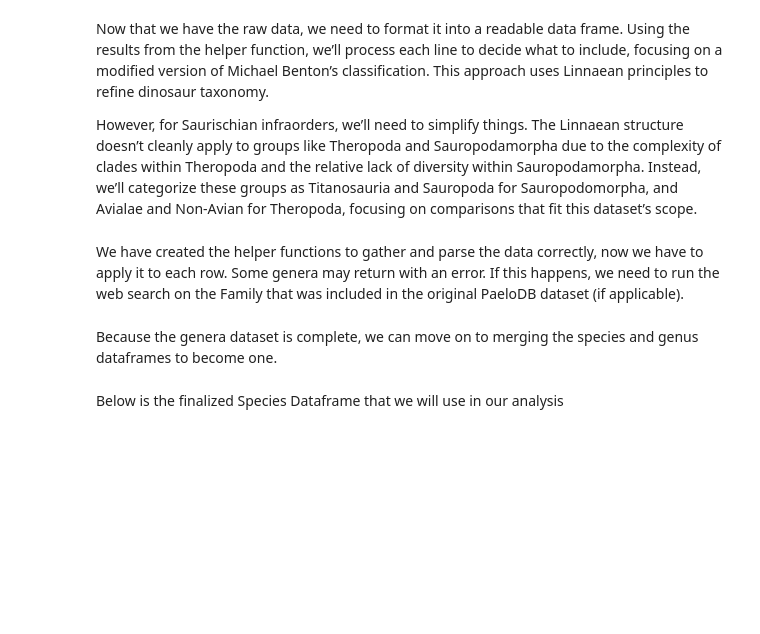
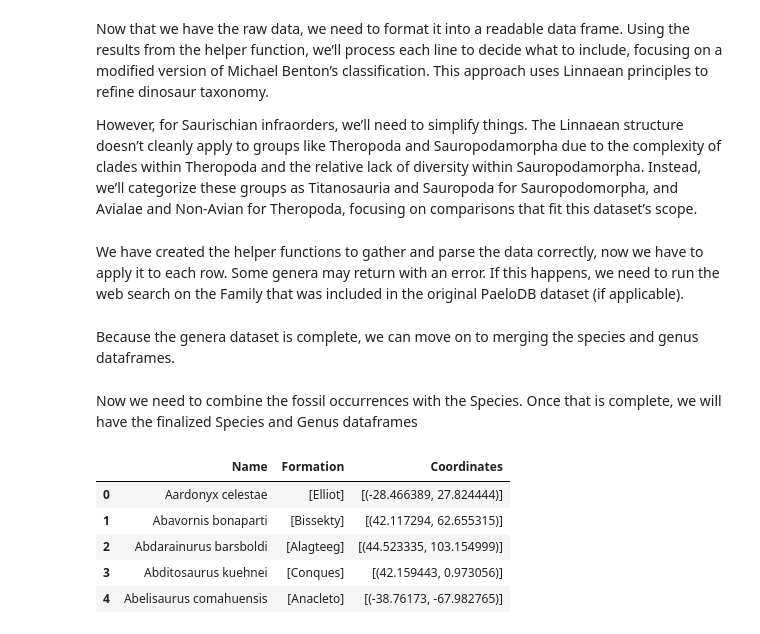
Before and after one commit to vgedejer/Paleo-Analysis, a Jupyter notebook: notebooks/dino-collection.ipynb, the cells around one changed output. Drawn from its saved outputs; the diff is of its cells as text; code cells hidden in the pictures; blank space fills up the shorter version.

```diff
--- a/notebooks/dino-collection.ipynb
+++ b/notebooks/dino-collection.ipynb
@@ -313,9 +313,21 @@ for i, row in genus.iterrows():
             except:
                 pass
 # %% [markdown]
-Because the genera dataset is complete, we can move on to merging the species and genus dataframes to become one.
+Because the genera dataset is complete, we can move on to merging the species and genus dataframes.
 # %%
 species = species.merge(genus[['Name', 'Family', 'Infraorder', 'Suborder', 'Order', 'Informal']], left_on='Genus', right_on='Name', how='left').drop('Name_y', axis=1).rename(columns={'Name_x':'Species'})
 species = species[['Species', 'Genus', 'Family', 'Infraorder', 'Suborder', 'Order', 'Informal', 'Diet', 'Early Age', 'Late Age', 'Early Period', 'Late Period', 'Max MYA', 'Min MYA', 'Lifespan (MYA)',]]
-# %% [markdown]
-Below is the finalized Species Dataframe that we will use in our analysis
+# %% [markdown]
+Now we need to combine the fossil occurrences with the Species. Once that is complete, we will have the finalized Species and Genus dataframes
+# %%
+occ['Coordinates'] = tuple(zip(occ['Latitude'], occ['Longitude']))
+
+occ = occ.groupby(occ['Name']).aggregate({'Formation' : 'unique', 'Coordinates' : 'unique'}).reset_index()
+occ.head()
+# %% [output]
+|  | Name | Formation | Coordinates |
+| 0 | Aardonyx celestae | [Elliot] | [(-28.466389, 27.824444)] |
+| 1 | Abavornis bonaparti | [Bissekty] | [(42.117294, 62.655315)] |
+| 2 | Abdarainurus barsboldi | [Alagteeg] | [(44.523335, 103.154999)] |
+| 3 | Abditosaurus kuehnei | [Conques] | [(42.159443, 0.973056)] |
+| 4 | Abelisaurus comahuensis | [Anacleto] | [(-38.76173, -67.982765)] |
```
Also changed, not shown: parts of 3 cells of this notebook, 2 other files.
